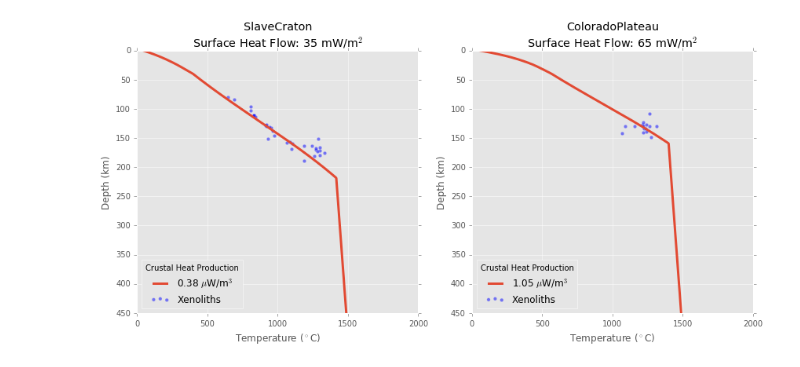
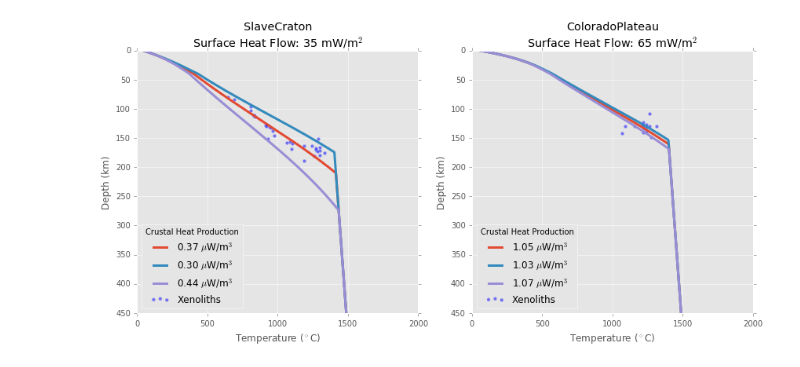
Before and after one commit to nmancinelli/ss-precursors, a Jupyter notebook: geotherm/Invert_for_Geotherm.ipynb, the cells around one changed output. Cells and saved outputs as stored; diff of their text form; code cells hidden in the pictures.

```diff
--- a/geotherm/Invert_for_Geotherm.ipynb
+++ b/geotherm/Invert_for_Geotherm.ipynb
@@ -117,37 +117,46 @@ import pandas as pd
 df = pd.read_csv('Xenolith_geotherm_cad.csv')
 df.columns  =  ['Country', 'Temperature', 'Pressure', 'Depth']
 
 plt.figure(figsize=(12,6))
 for iplt, case in enumerate(["SlaveCraton", "ColoradoPlateau"]):
     df1 = df.query("Country == '%s'" % case)
     q0  = cases[case]
 
     df0 = invert_for_geotherm(df1.Depth.tolist(), df1.Temperature.tolist(), q0=q0)
 
     #Mean and bounds and crustal heat production
     rhoHmean = mean(df0.rhoH)
     rhoHmin  = mean(df0.rhoH) - 2*std(df0.rhoH)
     rhoHmax  = mean(df0.rhoH) + 2*std(df0.rhoH)
 
     plt.subplot(1,2,iplt+1)
-    for rhoH_crust in [rhoHmean]:
+
+    for kk, rhoH_crust in enumerate([rhoHmean, rhoHmin, rhoHmax]):
         depths, temps = example(rhoH_crust = rhoH_crust, q0=q0, draw_plot=True)
 
-    gt = Geotherm(depths, temps, q0, rhoHmean, std(df0.rhoH), df1.Depth.tolist(), df1.Temperature.tolist())
-    gt.save('geotherm_%s.pickle' % case)
+        gt = Geotherm(depths, temps, q0, rhoH_crust, -1.0, df1.Depth.tolist(), df1.Temperature.tolist())
+
+        if kk == 0:
+            tag = 'mean'
+        elif kk == 1:
+            tag = 'min'
+        elif kk == 2:
+            tag = 'max'
+
+        gt.save('geotherm_%s_%s.pickle' % (case, tag))
 
     plt.xlim(0,2000)
     _,_=plt.ylabel('Depth (km)'), plt.xlabel('Temperature ($^\circ$C)')
     _ = plt.title('%s\nSurface Heat Flow: %2d mW/m$^2$' % (case,q0*1000))
 
     import pandas as pd
     _ = plt.scatter(df1.Temperature, df1.Depth,label='Xenoliths', alpha=0.5)
 
     plt.legend(loc=3, title="Crustal Heat Production")
 
 plt.tight_layout()
 # %% [output]
-[figure, old version]
+[figure, new version]
 # %%
 !ls -lth *pickle
 # %% [output]
```
Also changed, not shown: parts of 1 cell of this notebook, 6 other files.
